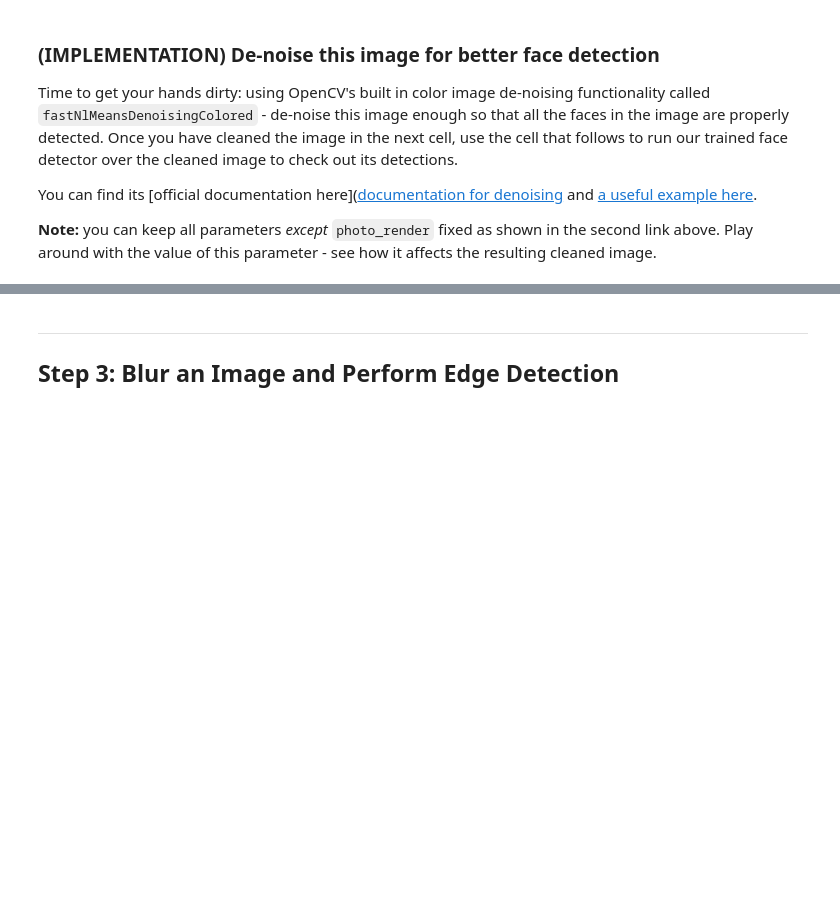
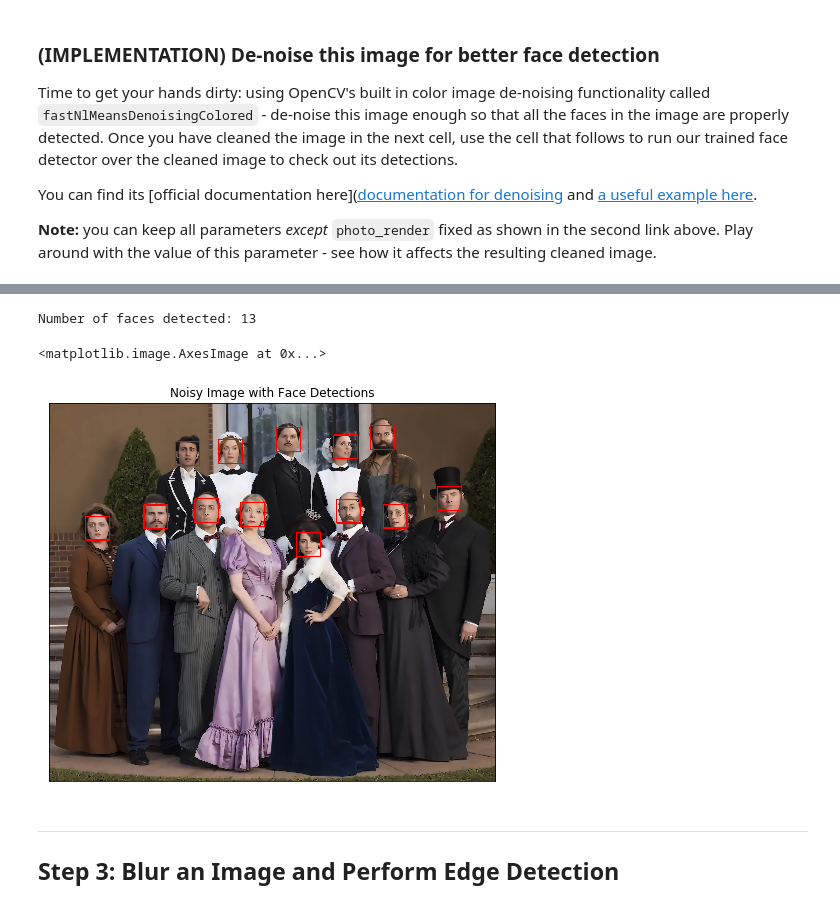
Before and after one commit to spec2e/AIND-CV-FacialKeypoints, a Jupyter notebook: CV_project.ipynb, the cells around one changed output, grey strips where cells are left out. Saved outputs shown, nothing was run; the diff lists cells and outputs as text; code cells hidden in the pictures; blank space fills up the shorter version.

Commit message:
vc detection

```diff
--- a/CV_project.ipynb
+++ b/CV_project.ipynb
@@ -441,3 +475,38 @@ denoised_image = # your final de-noised image (should be RGB)
+# %%
+## TODO: Run the face detector on the de-noised image to improve your detections and display the result
+
+gray_denoise = cv2.cvtColor(denoised_image, cv2.COLOR_RGB2GRAY)
+
+# Extract the pre-trained face detector from an xml file
+face_cascade = cv2.CascadeClassifier('detector_architectures/haarcascade_frontalface_default.xml')
+
+# Detect the faces in image
+faces = face_cascade.detectMultiScale(gray_denoise, 4, 6)
+
+# Print the number of faces detected in the image
+print('Number of faces detected:', len(faces))
+
+# Make a copy of the orginal image to draw face detections on
+image_with_detections = np.copy(denoised_image)
+
+# Get the bounding box for each detected face
+for (x,y,w,h) in faces:
+    # Add a red bounding box to the detections image
+    cv2.rectangle(image_with_detections, (x,y), (x+w,y+h), (255,0,0), 3)
+
+
+# Display the image with the detections
+fig = plt.figure(figsize = (8,8))
+ax1 = fig.add_subplot(111)
+ax1.set_xticks([])
+ax1.set_yticks([])
+
+ax1.set_title('Noisy Image with Face Detections')
+ax1.imshow(image_with_detections)
+# %% [output]
+Number of faces detected: 13
+<matplotlib.image.AxesImage at 0x...>
+[figure, added]
 # %% [markdown]
 ---
 <a id='step3'></a>
```
Also changed, not shown: parts of 15 cells of this notebook.
